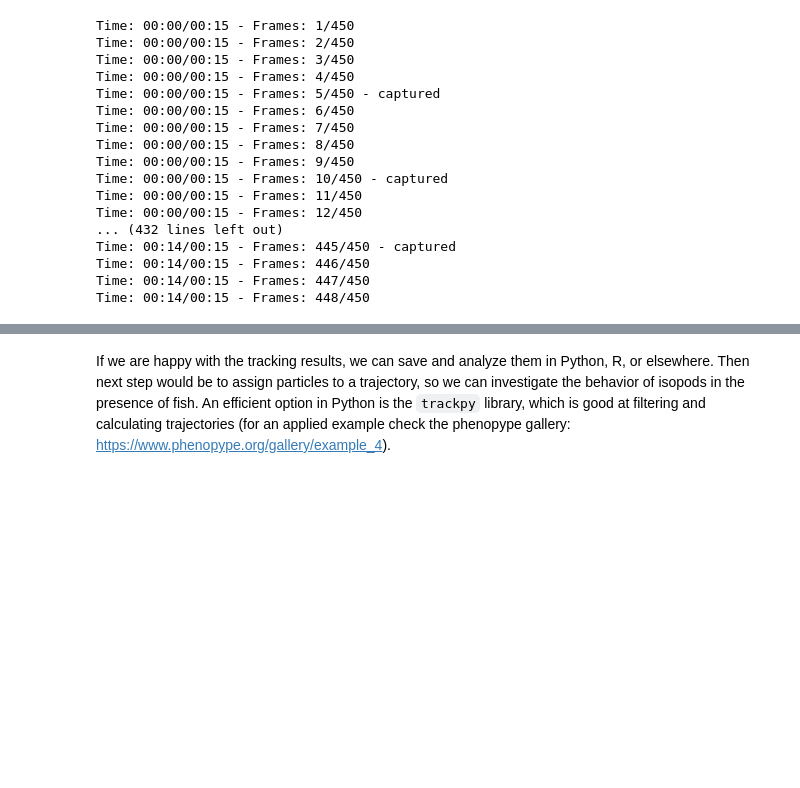
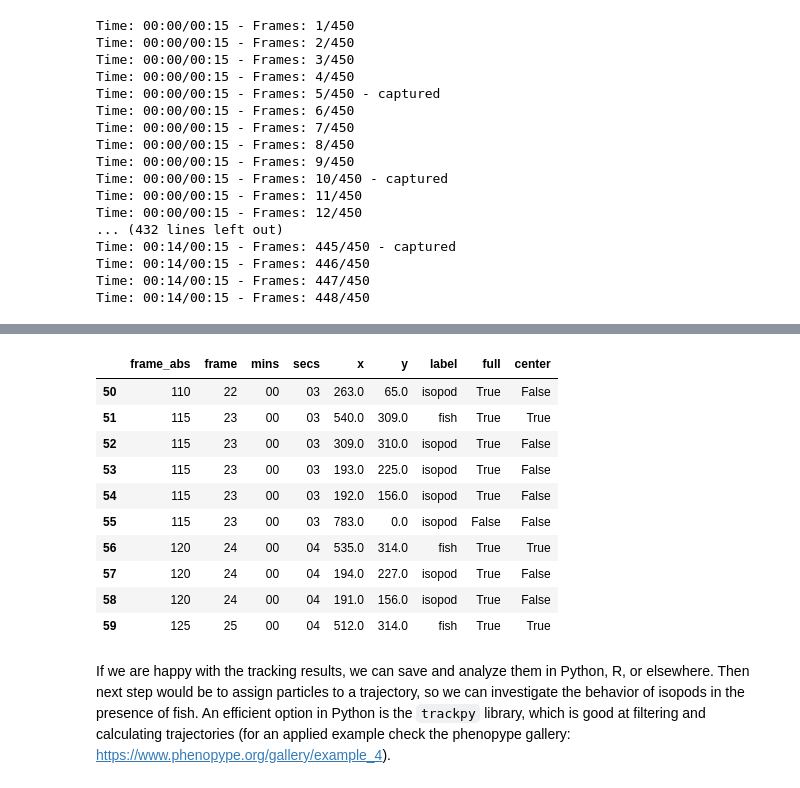
Before and after one commit to phenopype/phenopype-tutorials, a Jupyter notebook: tutorials/tutorial_7.ipynb, the cells around one changed output, grey strips where cells are left out. Cells and saved outputs as stored; diff of their text form; code cells hidden in the pictures; blank space fills up the shorter version.

```diff
--- a/tutorials/tutorial_7.ipynb
+++ b/tutorials/tutorial_7.ipynb
@@ -322,3 +321,17 @@ Time: 00:14/00:15 - Frames: 448/450
+# %%
+coordinates[50:60]
+# %% [output]
+|  | frame_abs | frame | mins | secs | x | y | label | full | center |
+| 50 | 110 | 22 | 00 | 03 | 263.0 | 65.0 | isopod | True | False |
+| 51 | 115 | 23 | 00 | 03 | 540.0 | 309.0 | fish | True | True |
+| 52 | 115 | 23 | 00 | 03 | 309.0 | 310.0 | isopod | True | False |
+| 53 | 115 | 23 | 00 | 03 | 193.0 | 225.0 | isopod | True | False |
+| 54 | 115 | 23 | 00 | 03 | 192.0 | 156.0 | isopod | True | False |
+| 55 | 115 | 23 | 00 | 03 | 783.0 | 0.0 | isopod | False | False |
+| 56 | 120 | 24 | 00 | 04 | 535.0 | 314.0 | fish | True | True |
+| 57 | 120 | 24 | 00 | 04 | 194.0 | 227.0 | isopod | True | False |
+| 58 | 120 | 24 | 00 | 04 | 191.0 | 156.0 | isopod | True | False |
+| 59 | 125 | 25 | 00 | 04 | 512.0 | 314.0 | fish | True | True |
 # %% [markdown]
 If we are happy with the tracking results, we can save and analyze them in Python, R, or elsewhere. Then next step would be to assign particles to a trajectory, so we can investigate the behavior of isopods in the presence of fish. An efficient option in Python is the `trackpy` library, which is good at filtering and calculating trajectories (for an applied example check the phenopype gallery: https://www.phenopype.org/gallery/example_4).
 # %%
```
Also changed, not shown: parts of 13 cells of this notebook.
